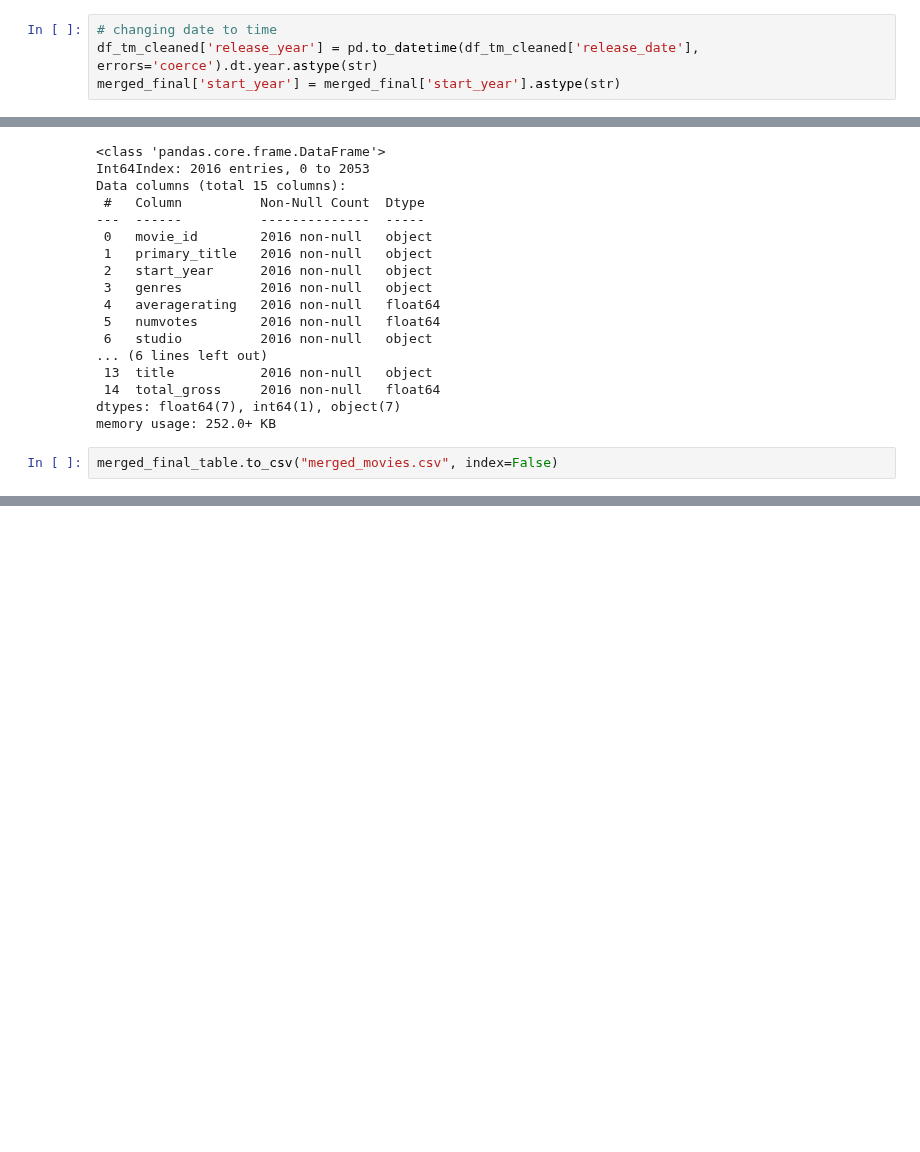
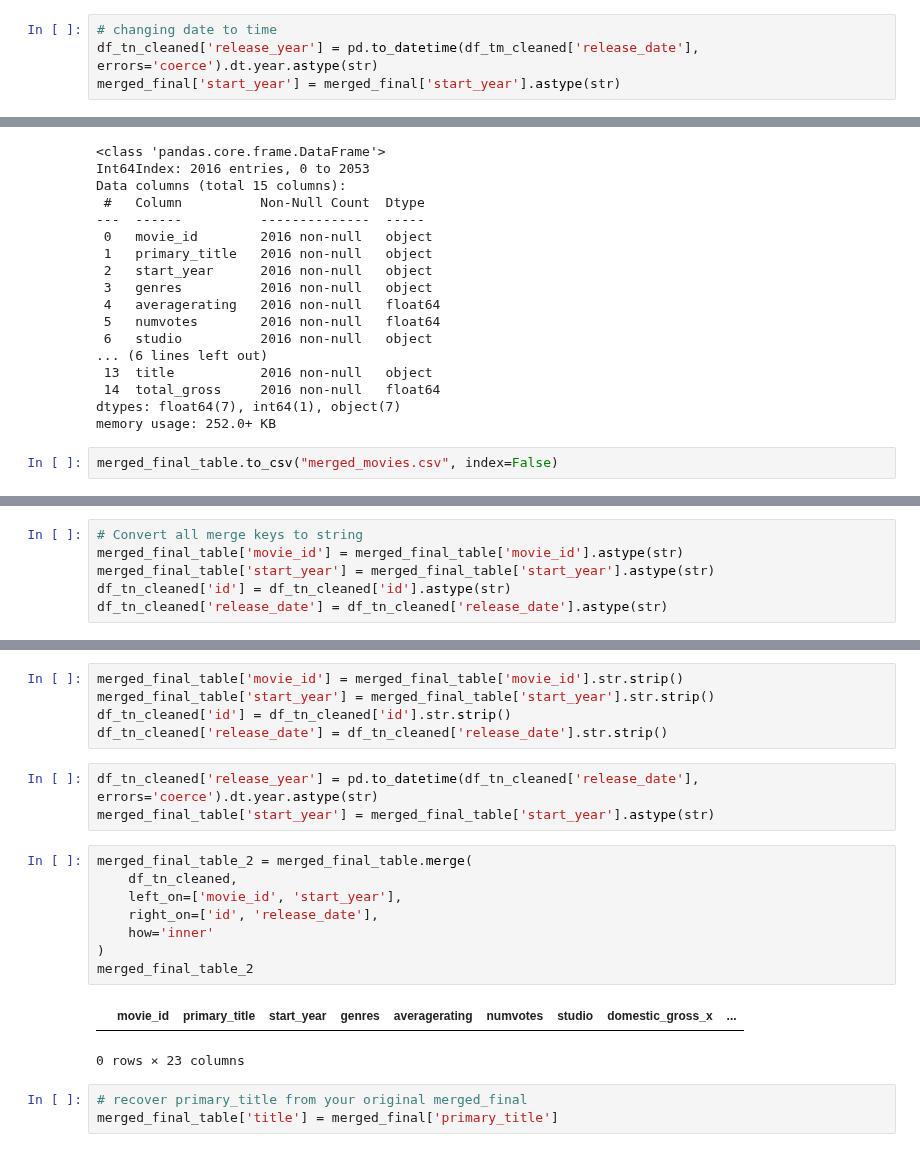
Before and after one commit to fredrickochieng-cell/Group4_Phase2_Project, a Jupyter notebook: Notebooks/hellen.ipynb, the cells around one changed output, grey strips where cells are left out. Drawn from its saved outputs; the diff is of its cells as text; blank space fills up the shorter version.

```diff
--- a/Notebooks/hellen.ipynb
+++ b/Notebooks/hellen.ipynb
@@ -537,7 +537,7 @@ merged_final['primary_title'] = merged_final['primary_title'].str.lower().str.st
 df_tm_cleaned['title'] = df_tm_cleaned['title'].str.lower().str.strip()
 # %%
 # changing date to time
-df_tm_cleaned['release_year'] = pd.to_datetime(df_tm_cleaned['release_date'], errors='coerce').dt.year.astype(str)
+df_tn_cleaned['release_year'] = pd.to_datetime(df_tm_cleaned['release_date'], errors='coerce').dt.year.astype(str)
 merged_final['start_year'] = merged_final['start_year'].astype(str)
 # %%
 # Merging the table to other data base
@@ -825,0 +852,6 @@ merged_final_table.to_csv("merged_movies.csv", index=False)
+# %%
+# Convert all merge keys to string
+merged_final_table['movie_id'] = merged_final_table['movie_id'].astype(str)
+merged_final_table['start_year'] = merged_final_table['start_year'].astype(str)
+df_tn_cleaned['id'] = df_tn_cleaned['id'].astype(str)
+df_tn_cleaned['release_date'] = df_tn_cleaned['release_date'].astype(str)
@@ -825,0 +868,22 @@ merged_final_table.to_csv("merged_movies.csv", index=False)
+# %%
+merged_final_table['movie_id'] = merged_final_table['movie_id'].str.strip()
+merged_final_table['start_year'] = merged_final_table['start_year'].str.strip()
+df_tn_cleaned['id'] = df_tn_cleaned['id'].str.strip()
+df_tn_cleaned['release_date'] = df_tn_cleaned['release_date'].str.strip()
+# %%
+df_tn_cleaned['release_year'] = pd.to_datetime(df_tn_cleaned['release_date'], errors='coerce').dt.year.astype(str)
+merged_final_table['start_year'] = merged_final_table['start_year'].astype(str)
+# %%
+merged_final_table_2 = merged_final_table.merge(
+    df_tn_cleaned,
+    left_on=['movie_id', 'start_year'],
+    right_on=['id', 'release_date'],
+    how='inner'
+)
+merged_final_table_2
+# %% [output]
+|  | movie_id | primary_title | start_year | genres | averagerating | numvotes | studio | domestic_gross_x | ... |
+0 rows × 23 columns
+# %%
+# recover primary_title from your original merged_final
+merged_final_table['title'] = merged_final['primary_title']
```
Also changed, not shown: parts of 12 cells of this notebook.
